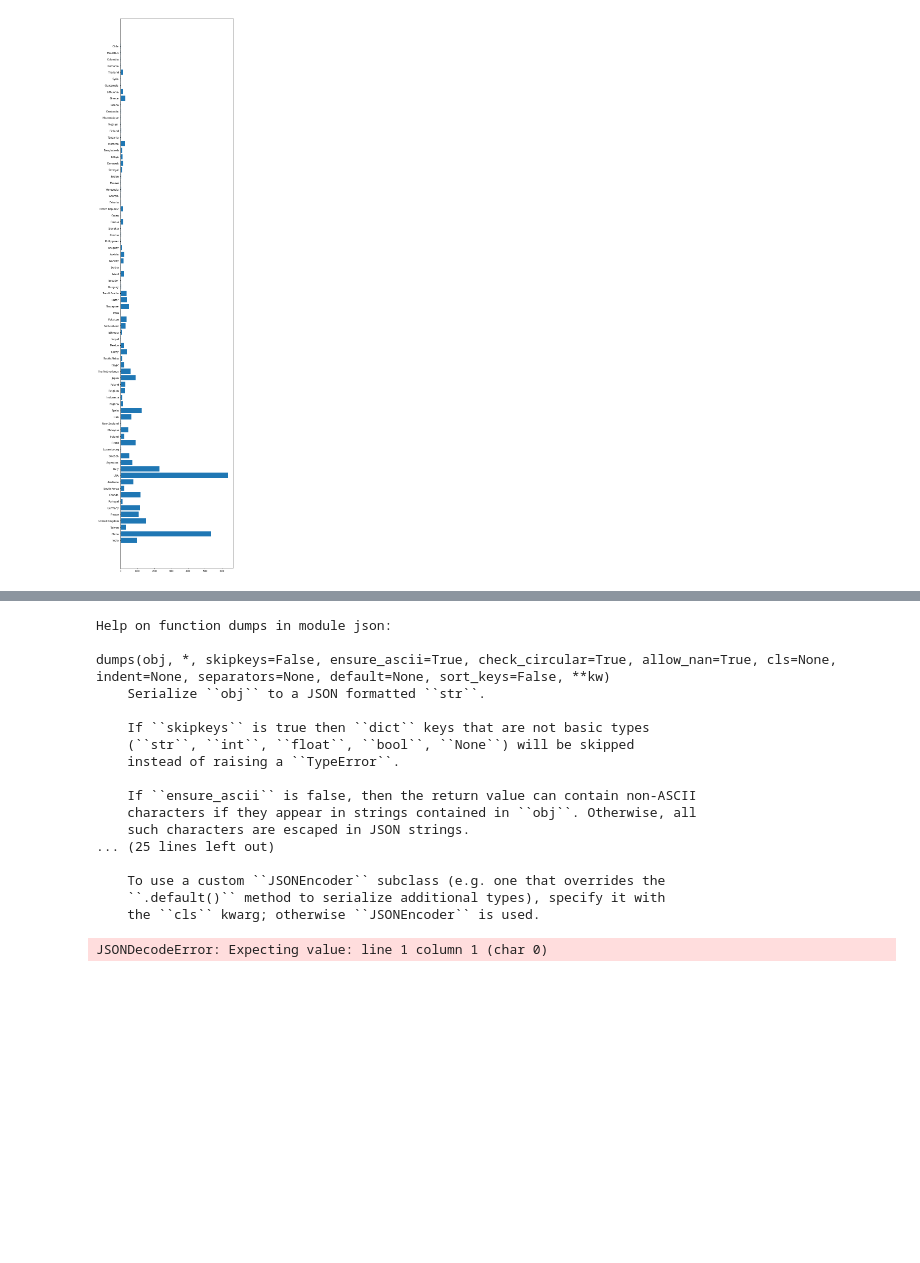
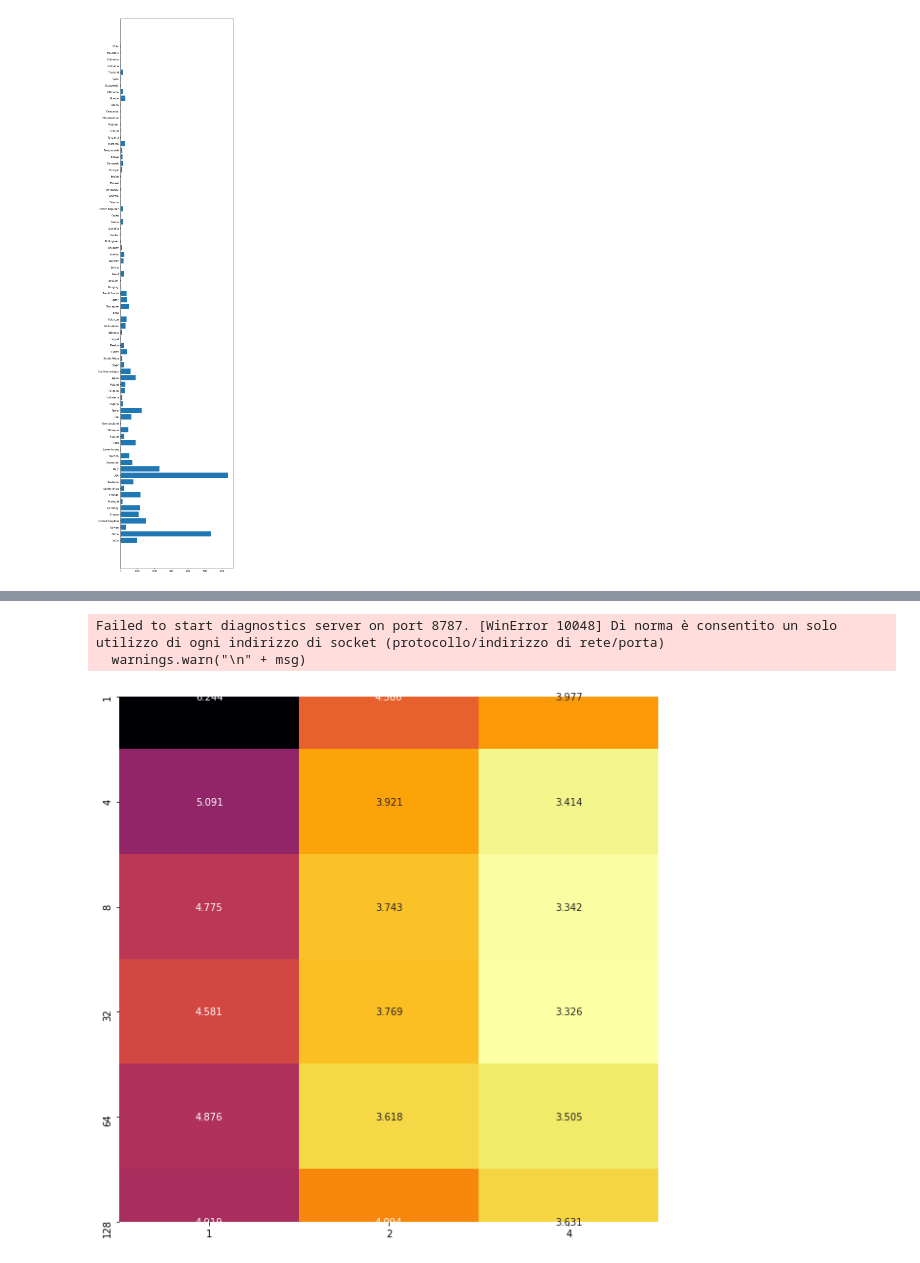
Before and after one commit to GhidoniR/Meta_Analysis_of_COVID_papers, a Jupyter notebook: COVID_project_notebook.ipynb, the cells around one changed output, grey strips where cells are left out. Saved outputs shown, nothing was run; the diff lists cells and outputs as text; code cells hidden in the pictures; blank space fills up the shorter version.

```diff
--- a/COVID_project_notebook.ipynb
+++ b/COVID_project_notebook.ipynb
@@ -559,35 +409,36 @@ repartition(npartitions=None, partition_size=None) method of dask.bag.core.Bag i
-# %%
-with open('dummy.mapd') as file:
-    flist = ['COVID_papers/'+i.strip() for i in file]
-# %%
-for filejson in flist:
-    json_belism = json.load(open(filejson))
-    stringajson = json.dumps(json_belism)
-    f = open('json1line_'+filejson,'w')
-    f.write(stringajson)
-    f.close()
-# %%
-help(json.dumps)
-# %% [output]
-Help on function dumps in module json:
-
-dumps(obj, *, skipkeys=False, ensure_ascii=True, check_circular=True, allow_nan=True, cls=None, indent=None, separators=None, default=None, sort_keys=False, **kw)
-    Serialize ``obj`` to a JSON formatted ``str``.
-
-    If ``skipkeys`` is true then ``dict`` keys that are not basic types
-    (``str``, ``int``, ``float``, ``bool``, ``None``) will be skipped
-    instead of raising a ``TypeError``.
-
-    If ``ensure_ascii`` is false, then the return value can contain non-ASCII
-    characters if they appear in strings contained in ``obj``. Otherwise, all
-    such characters are escaped in JSON strings.
-... (25 lines left out)
-
-    To use a custom ``JSONEncoder`` subclass (e.g. one that overrides the
-    ``.default()`` method to serialize additional types), specify it with
-    the ``cls`` kwarg; otherwise ``JSONEncoder`` is used.
-# %%
-ohhh = json.loads('json1line_'+flist[0])
-ohhh
-# %% [output]
-JSONDecodeError: Expecting value: line 1 column 1 (char 0)
+# %%
+partitions = [1,4,8,32,64,128]
+workers = [1,2,4]
+times_array=np.zeros([len(workers),len(partitions)])
+
+for i in range(len(workers)):
+    for j in range(len(partitions)):
+
+        cluster = LocalCluster(n_workers= workers[i],threads_per_worker=2)
+        client = Client(cluster)
+
+        b = db.read_text(flist).map(json.loads).repartition(partitions[j])
+        time1 = time.time()
+
+        country_count = b.map(country_getter).fold(reduce_counts).compute()
+
+        times_array[i,j] = time.time() - time1
+
+        client.close()
+        cluster.close()
+# %% [output]
+Failed to start diagnostics server on port 8787. [WinError 10048] Di norma è consentito un solo utilizzo di ogni indirizzo di socket (protocollo/indirizzo di rete/porta)
+  warnings.warn("\n" + msg)
+# %%
+df_times=pd.DataFrame(times_array.T,partitions,workers)
+
+
+fig,ax=plt.subplots(figsize=[10,10])
+
+
+sns.heatmap(df_times,cmap='inferno_r',square=False,annot=True,fmt='.3f',cbar=False,ax=ax)
+#plt.ylabel('workers')
+#plt.xlabel('partitions')
+plt.show()
+# %% [output]
+[figure, added]
```
Also changed, not shown: parts of 39 cells of this notebook.
